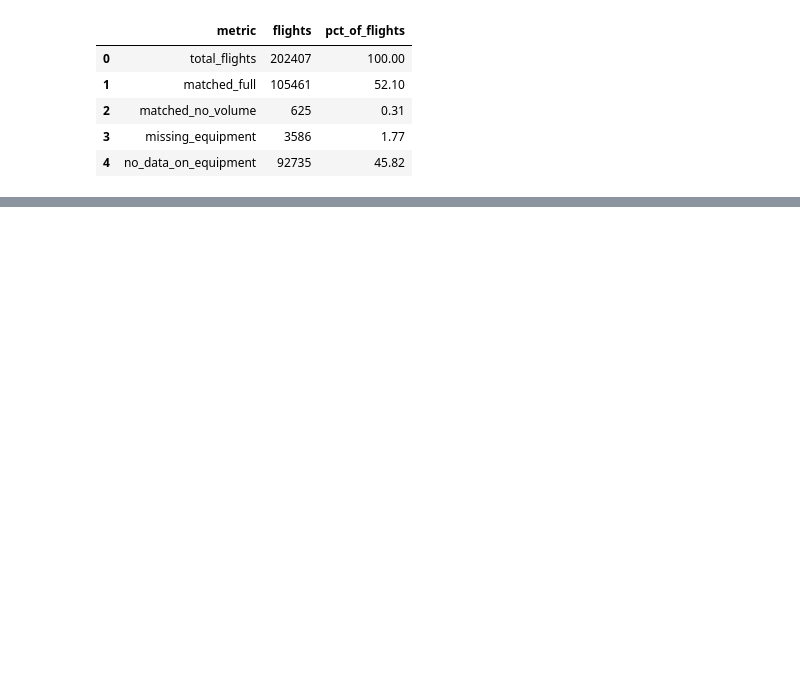
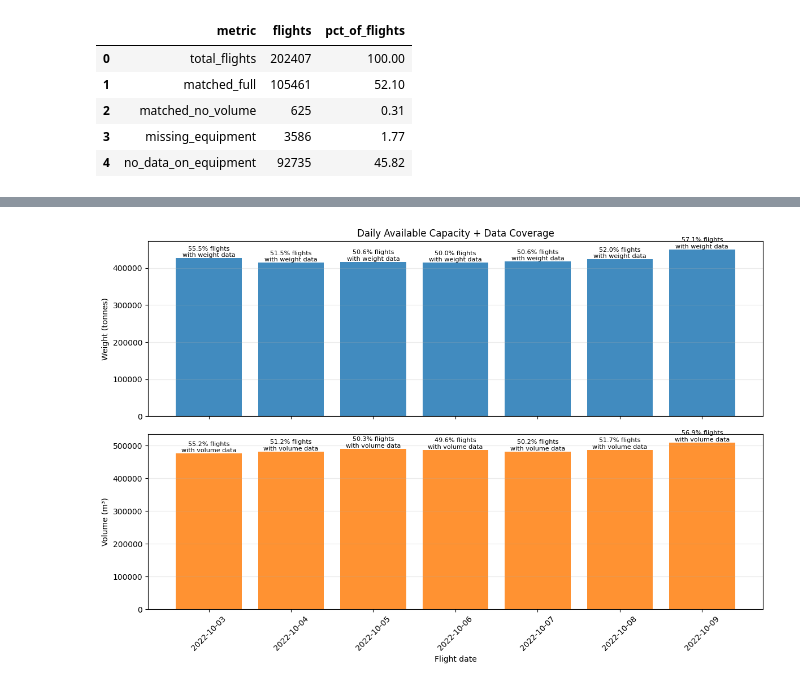
Before and after one commit to kaan-altinay/state-of-the-sky, a Jupyter notebook: notebooks/data_visualisation.ipynb, the cells around one changed output, grey strips where cells are left out. Cells and saved outputs as stored; diff of their text form; code cells hidden in the pictures; blank space fills up the shorter version.

```diff
--- a/notebooks/data_visualisation.ipynb
+++ b/notebooks/data_visualisation.ipynb
@@ -146,0 +241,61 @@ con.execute("""   SELECT metric, flights, pct_of_flights
+# %%
+import numpy as np
+plot_df = daily_capacity.copy()
+plot_df["pct_with_weight"] = (
+    100.0 * plot_df["flights_with_weight"] / plot_df["flights_in_capacity_table"]
+).round(1)
+plot_df["pct_with_volume"] = (
+    100.0 * plot_df["flights_with_volume"] / plot_df["flights_in_capacity_table"]
+).round(1)
+
+fig, axes = plt.subplots(2, 1, figsize=(12, 8), sharex=True)
+
+bars_w = axes[0].bar(
+    plot_df["flight_date"],
+    plot_df["total_capacity_weight_tonnes"],
+    color="tab:blue",
+    alpha=0.85,
+)
+axes[0].set_title("Daily Available Capacity + Data Coverage")
+axes[0].set_ylabel("Weight (tonnes)")
+axes[0].grid(axis="y", alpha=0.25)
+
+for bar, pct in zip(bars_w, plot_df["pct_with_weight"]):
+    h = bar.get_height()
+    if np.isfinite(h):
+        axes[0].text(
+            bar.get_x() + bar.get_width() / 2,
+            h,
+            f"{pct:.1f}% flights\nwith weight data",
+            ha="center",
+            va="bottom",
+            fontsize=8,
+        )
+
+bars_v = axes[1].bar(
+    plot_df["flight_date"],
+    plot_df["total_capacity_volume_m3"],
+    color="tab:orange",
+    alpha=0.85,
+)
+axes[1].set_ylabel("Volume (m³)")
+axes[1].set_xlabel("Flight date")
+axes[1].grid(axis="y", alpha=0.25)
+
+for bar, pct in zip(bars_v, plot_df["pct_with_volume"]):
+    h = bar.get_height()
+    if np.isfinite(h):
+        axes[1].text(
+            bar.get_x() + bar.get_width() / 2,
+            h,
+            f"{pct:.1f}% flights\nwith volume data",
+            ha="center",
+            va="bottom",
+            fontsize=8,
+        )
+
+plt.xticks(rotation=45)
+plt.tight_layout()
+plt.show()
+# %% [output]
+[figure, added]
```
Also changed, not shown: parts of 13 cells of this notebook, 3 other files.
